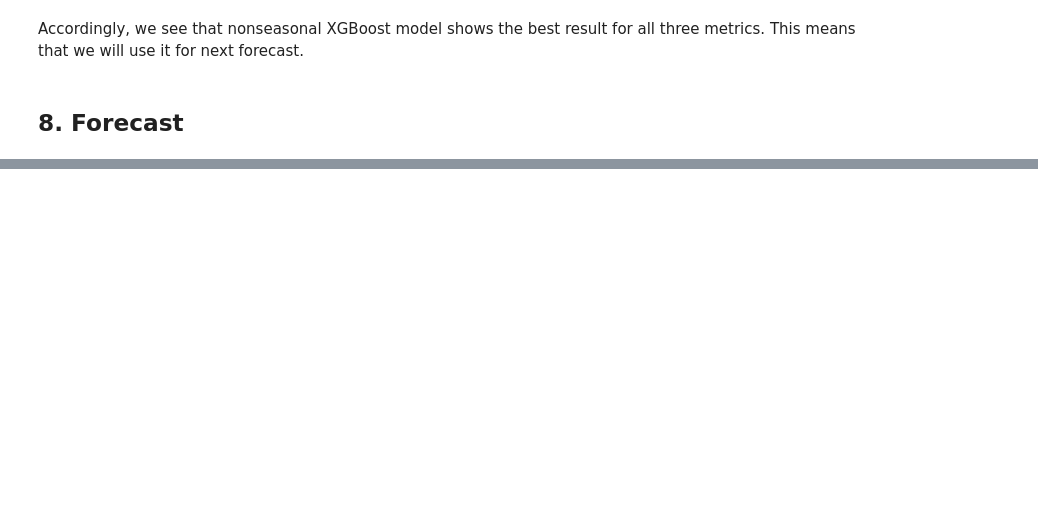
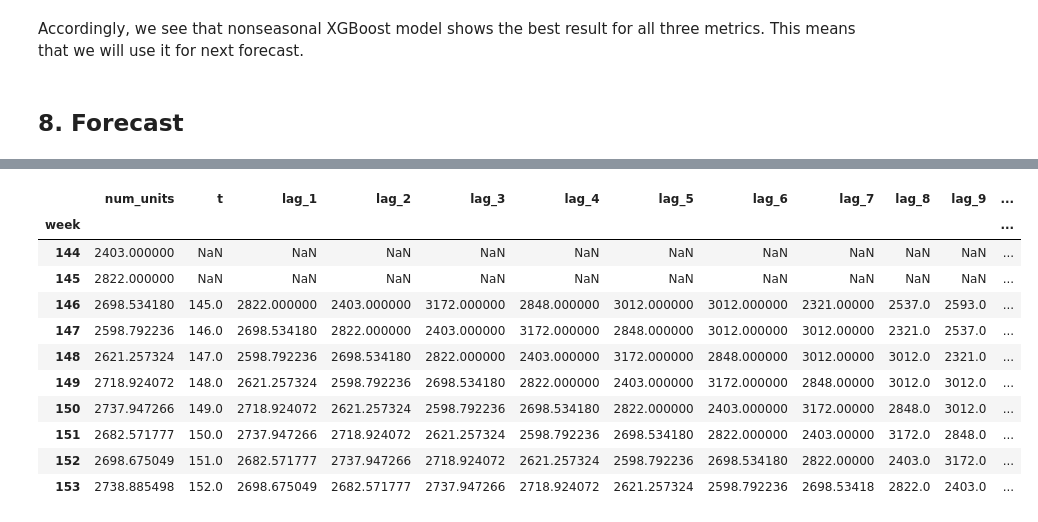
Before and after one commit to AwanRaskall/ml-demand-driven-order-planning, a Jupyter notebook: product_demand_prediction.ipynb, the cells around one changed output, grey strips where cells are left out. Drawn from its saved outputs; the diff is of its cells as text; code cells hidden in the pictures; blank space fills up the shorter version.

```diff
--- a/product_demand_prediction.ipynb
+++ b/product_demand_prediction.ipynb
@@ -1306,0 +1333,38 @@ Accordingly, we see that nonseasonal XGBoost model shows the best result for all
+# %%
+for i in range(1, step_forecast + 1):
+    week = last_week + i
+
+    # Creating features for forecast model: trend, lags and moving average
+    history.at[week, 't'] = t_last + i
+
+    prev = history.loc[:week, 'num_units']
+
+    for lag in range(1, 11):
+        history.at[week, f'lag_{lag}'] = prev.iloc[-lag-1]
+
+    ewm_val = prev.ewm(alpha=0.3, adjust=False).mean().iloc[-2]
+    history.at[week, 'ewm_a03'] = ewm_val
+
+    for w in (4, 8, 12):
+        history.at[week, f'roll_{w}'] = prev.iloc[-w-1 : ].mean()
+
+    # Forecast
+    dnew = xgb.DMatrix(history.loc[[week], ['t', *(f'lag_{l}' for l in range(1,11)), 'ewm_a03', *(f'roll_{w}' for w in (4,8,12))]])
+    y_forecast = bst.predict(dnew)[0]
+
+    history.loc[week, 'num_units'] = y_forecast
+
+history.tail(10)
+# %% [output]
+|  | num_units | t | lag_1 | lag_2 | lag_3 | lag_4 | lag_5 | lag_6 | lag_7 | lag_8 | lag_9 | ... |
+| week |  |  |  |  |  |  |  |  |  |  |  | ... |
+| 144 | 2403.000000 | NaN | NaN | NaN | NaN | NaN | NaN | NaN | NaN | NaN | NaN | ... |
+| 145 | 2822.000000 | NaN | NaN | NaN | NaN | NaN | NaN | NaN | NaN | NaN | NaN | ... |
+| 146 | 2698.534180 | 145.0 | 2822.000000 | 2403.000000 | 3172.000000 | 2848.000000 | 3012.000000 | 3012.000000 | 2321.00000 | 2537.0 | 2593.0 | ... |
+| 147 | 2598.792236 | 146.0 | 2698.534180 | 2822.000000 | 2403.000000 | 3172.000000 | 2848.000000 | 3012.000000 | 3012.00000 | 2321.0 | 2537.0 | ... |
+| 148 | 2621.257324 | 147.0 | 2598.792236 | 2698.534180 | 2822.000000 | 2403.000000 | 3172.000000 | 2848.000000 | 3012.00000 | 3012.0 | 2321.0 | ... |
+| 149 | 2718.924072 | 148.0 | 2621.257324 | 2598.792236 | 2698.534180 | 2822.000000 | 2403.000000 | 3172.000000 | 2848.00000 | 3012.0 | 3012.0 | ... |
+| 150 | 2737.947266 | 149.0 | 2718.924072 | 2621.257324 | 2598.792236 | 2698.534180 | 2822.000000 | 2403.000000 | 3172.00000 | 2848.0 | 3012.0 | ... |
+| 151 | 2682.571777 | 150.0 | 2737.947266 | 2718.924072 | 2621.257324 | 2598.792236 | 2698.534180 | 2822.000000 | 2403.00000 | 3172.0 | 2848.0 | ... |
+| 152 | 2698.675049 | 151.0 | 2682.571777 | 2737.947266 | 2718.924072 | 2621.257324 | 2598.792236 | 2698.534180 | 2822.00000 | 2403.0 | 3172.0 | ... |
+| 153 | 2738.885498 | 152.0 | 2698.675049 | 2682.571777 | 2737.947266 | 2718.924072 | 2621.257324 | 2598.792236 | 2698.53418 | 2822.0 | 2403.0 | ... |
```
Also changed, not shown: parts of 9 cells of this notebook.
